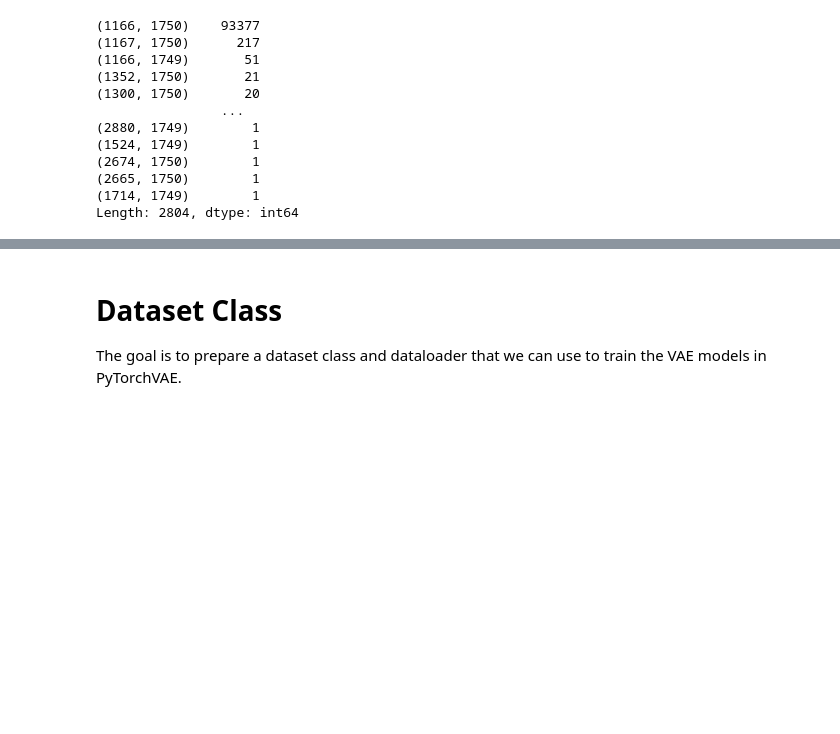
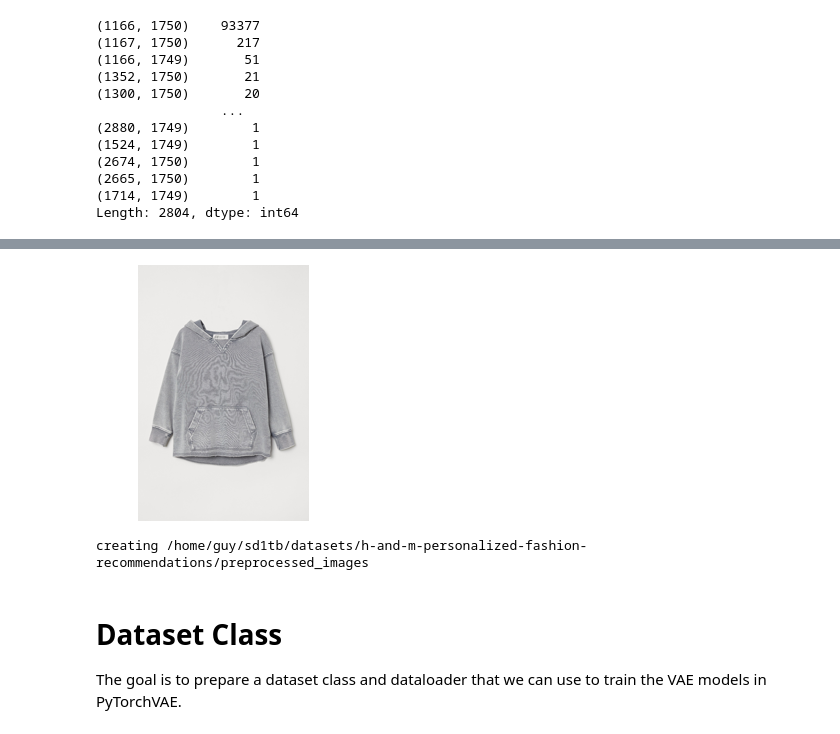
Before and after one commit to guyk1971/PyTorch-VAE, a Jupyter notebook: datasets/h_and_m.ipynb, the cells around one changed output, grey strips where cells are left out. Cells and saved outputs as stored; diff of their text form; code cells hidden in the pictures; blank space fills up the shorter version.

Commit message:
updating datasets notebooks

```diff
--- a/datasets/h_and_m.ipynb
+++ b/datasets/h_and_m.ipynb
@@ -562,8 +562,3 @@ def create_square_img2(img,size,border_type=cv2.BORDER_CONSTANT,border_value=(25
 
     new_im = Image.fromarray(im)
     return new_im
-# %%
-imgs={os.path.splitext(os.path.basename(im))[0]:Image.open(im) for im in img_fn[15:19]}
-# [imgs[im].thumbnail((256,256)) for im in imgs]
-# image_grid2(imgs,1,4)
-imgs.keys()
@@ -644,3 +623,34 @@ plot_figures(figures, 2, 3)
+# %%
+# pre-process image
+import cv2
+def preproc_img(imgname,size=256,value=(255,255,255)):
+    img=Image.open(imgname)
+    img.thumbnail((size,size))
+    w,h = img.size
+    img = np.array(img)
+    new_img = cv2.copyMakeBorder(img,(size-h)//2,(size-h)//2,(size-w)//2,(size-w)//2,cv2.BORDER_CONSTANT,value = (255,255,255))
+    new_img=Image.fromarray(new_img)
+    return new_img
+# %%
+preproc_img(img_fn[2])
+# %% [output]
+[figure, added]
+# %%
+# create dst folder
+dst_folder = os.path.join(dataset_path,'preprocessed_images')
+print(f'creating {dst_folder}')
+os.makedirs(dst_folder)
+
+# go over all images in the dataset and preprocess using the preproc_img
+for img in tqdm(img_fn):
+    dst_img_fn = dataset_path+'/preprocessed_images/'+img.split('images/')[1]
+    dst_img_folder = os.path.dirname(dst_img_fn)
+    if not os.path.isdir(dst_img_folder):
+        os.makedirs(dst_img_folder)
+    dst_img = preproc_img(img)
+    dst_img.save(dst_img_fn)
+# %% [output]
+creating /home/guy/sd1tb/datasets/h-and-m-personalized-fashion-recommendations/preprocessed_images
 # %% [markdown]
 # Dataset Class
 The goal is to prepare a dataset class and dataloader that we can use to train the VAE models in PyTorchVAE.
```
Also changed, not shown: parts of 7 cells of this notebook, 1 other file.
